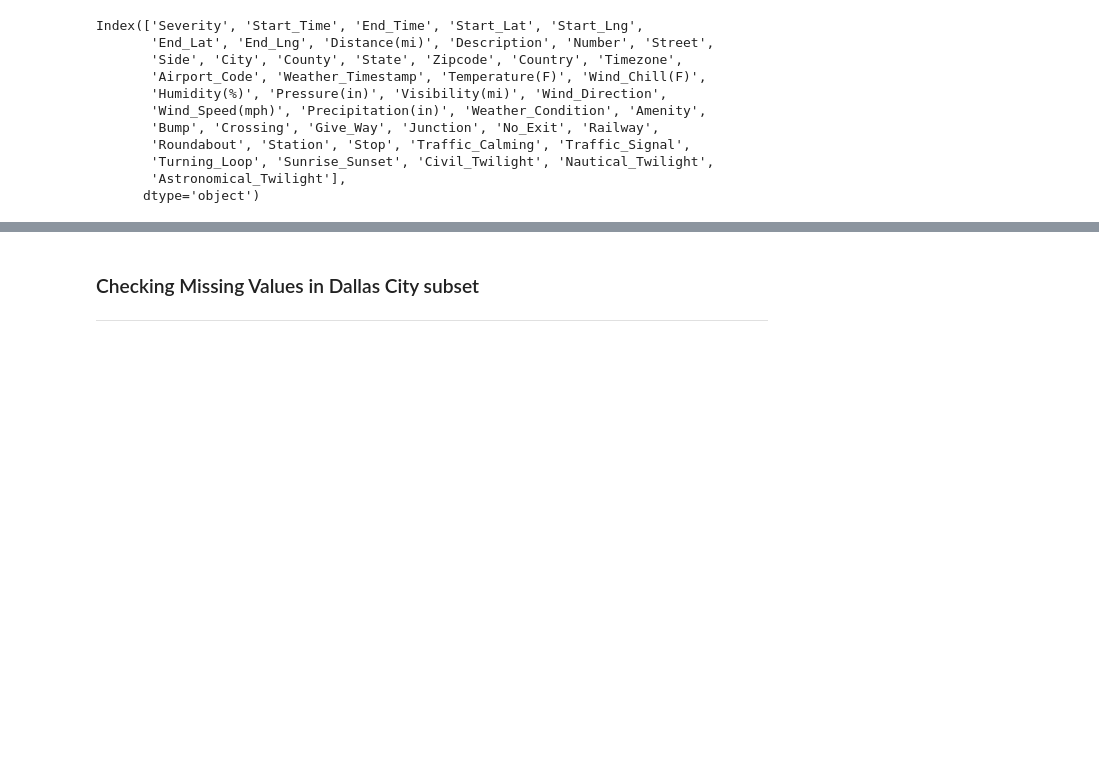
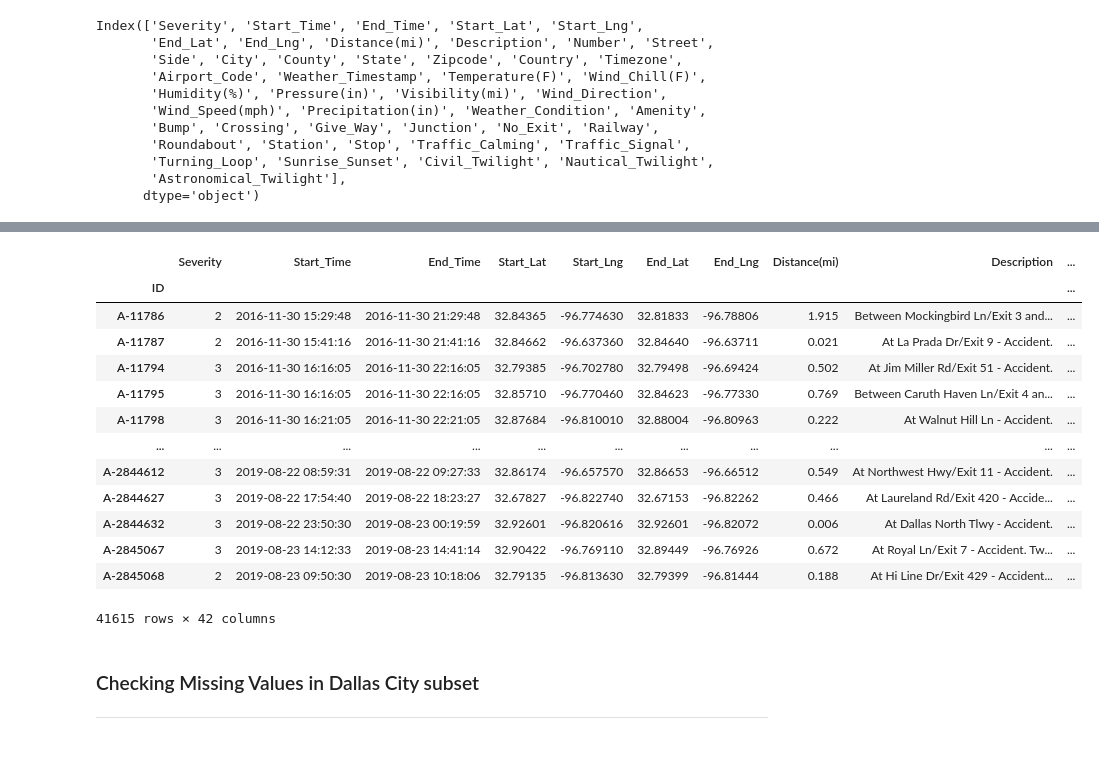
Before and after one commit to rosalierazonable/trafficAccidentAnalysis, a Jupyter notebook: notebooks/Data-Cleaning-and-Restructuring.ipynb, the cells around one changed output, grey strips where cells are left out. Drawn from its saved outputs; the diff is of its cells as text; code cells hidden in the pictures; blank space fills up the shorter version.

Commit message:
drop uniformed-value columns

```diff
--- a/notebooks/Data-Cleaning-and-Restructuring.ipynb
+++ b/notebooks/Data-Cleaning-and-Restructuring.ipynb
@@ -58,3 +79,21 @@ dallas_city.head(5)
+# %%
+dallas_city.drop(columns=['City', 'State', 'Country', 'Timezone' ], inplace=True)
+dallas_city
+# %% [output]
+|  | Severity | Start_Time | End_Time | Start_Lat | Start_Lng | End_Lat | End_Lng | Distance(mi) | Description | ... |
+| ID |  |  |  |  |  |  |  |  |  | ... |
+| A-11786 | 2 | 2016-11-30 15:29:48 | 2016-11-30 21:29:48 | 32.84365 | -96.774630 | 32.81833 | -96.78806 | 1.915 | Between Mockingbird Ln/Exit 3 and... | ... |
+| A-11787 | 2 | 2016-11-30 15:41:16 | 2016-11-30 21:41:16 | 32.84662 | -96.637360 | 32.84640 | -96.63711 | 0.021 | At La Prada Dr/Exit 9 - Accident. | ... |
+| A-11794 | 3 | 2016-11-30 16:16:05 | 2016-11-30 22:16:05 | 32.79385 | -96.702780 | 32.79498 | -96.69424 | 0.502 | At Jim Miller Rd/Exit 51 - Accident. | ... |
+| A-11795 | 3 | 2016-11-30 16:16:05 | 2016-11-30 22:16:05 | 32.85710 | -96.770460 | 32.84623 | -96.77330 | 0.769 | Between Caruth Haven Ln/Exit 4 an... | ... |
+| A-11798 | 3 | 2016-11-30 16:21:05 | 2016-11-30 22:21:05 | 32.87684 | -96.810010 | 32.88004 | -96.80963 | 0.222 | At Walnut Hill Ln - Accident. | ... |
+| ... | ... | ... | ... | ... | ... | ... | ... | ... | ... | ... |
+| A-2844612 | 3 | 2019-08-22 08:59:31 | 2019-08-22 09:27:33 | 32.86174 | -96.657570 | 32.86653 | -96.66512 | 0.549 | At Northwest Hwy/Exit 11 - Accident. | ... |
+| A-2844627 | 3 | 2019-08-22 17:54:40 | 2019-08-22 18:23:27 | 32.67827 | -96.822740 | 32.67153 | -96.82262 | 0.466 | At Laureland Rd/Exit 420 - Accide... | ... |
+| A-2844632 | 3 | 2019-08-22 23:50:30 | 2019-08-23 00:19:59 | 32.92601 | -96.820616 | 32.92601 | -96.82072 | 0.006 | At Dallas North Tlwy - Accident. | ... |
+| A-2845067 | 3 | 2019-08-23 14:12:33 | 2019-08-23 14:41:14 | 32.90422 | -96.769110 | 32.89449 | -96.76926 | 0.672 | At Royal Ln/Exit 7 - Accident. Tw... | ... |
+| A-2845068 | 2 | 2019-08-23 09:50:30 | 2019-08-23 10:18:06 | 32.79135 | -96.813630 | 32.79399 | -96.81444 | 0.188 | At Hi Line Dr/Exit 429 - Accident... | ... |
+41615 rows × 42 columns
 # %% [markdown]
 ### Checking Missing Values in Dallas City subset <hr>
 # %%
```
Also changed, not shown: parts of 6 cells of this notebook.
